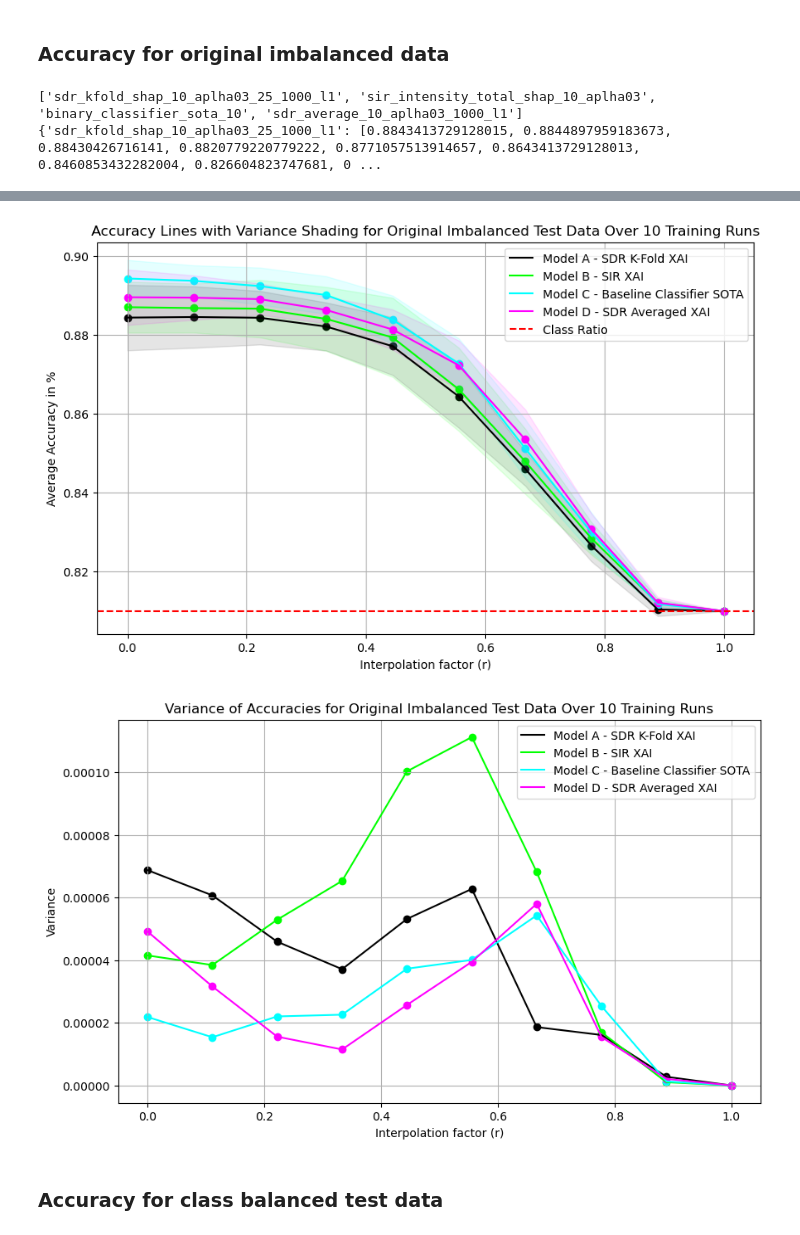
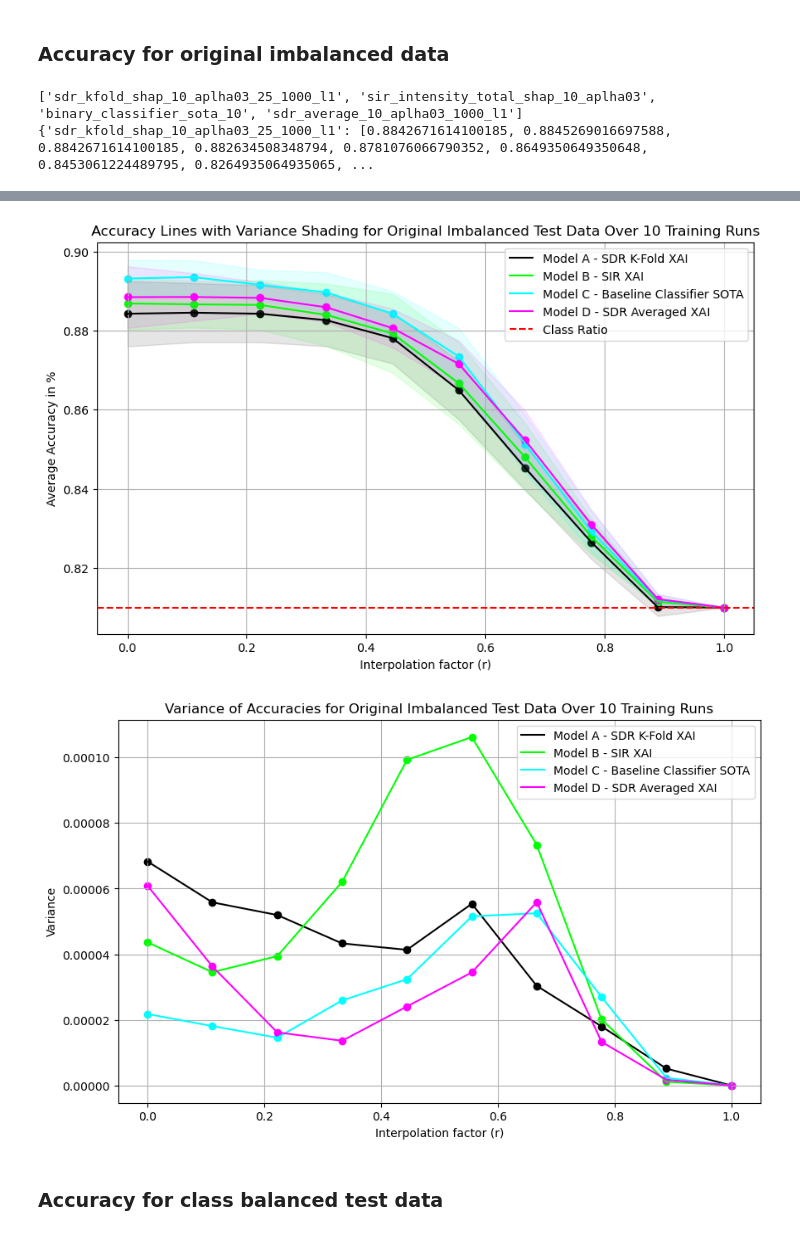
Before and after one commit to myanacondadonttt/RoofNetXAI, a Jupyter notebook: Notebooks/Analysis Robustness Main Past.ipynb, the cells around one changed output, grey strips where cells are left out. Drawn from its saved outputs; the diff is of its cells as text; code cells hidden in the pictures.

```diff
--- a/Notebooks/Analysis Robustness Main Past.ipynb
+++ b/Notebooks/Analysis Robustness Main Past.ipynb
@@ -399,9 +399,11 @@ import matplotlib.pyplot as plt
 
 
 # interpolation with Gaussian noise as a percentage of the feature range
-def interpolate_with_given_noise(data, r, percentage):
-    # Calculate the range for Gaussian noise based on the percentage
-    noise_range = (data.max(axis=0) - data.min(axis=0)) * percentage / 100.0
+def interpolate_with_given_noise(data, r):
+
+    # 1 % fraction of the range of each feature
+    # calculate the range for Gaussian noise based on the percentage
+    noise_range = (data.max(axis=0) - data.min(axis=0)) /100
 
     # Generate Gaussian noise with mean 0 and the calculated standard deviation
     noise = np.random.normal(0, np.abs(noise_range), size=data.shape)
@@ -410,7 +412,7 @@ def interpolate_with_given_noise(data, r, percentage):
 
 # evaluation function
 def evaluate_model_on_interpolated_data(data, true_labels, model, device, r, noise):
-    interpolated_data = interpolate_with_given_noise(data, r, noise)
+    interpolated_data = interpolate_with_given_noise(data, r)
     interpolated_data = torch.tensor(interpolated_data, dtype=torch.float32).to(device)
 
     with torch.no_grad():
@@ -546,4 +548,4 @@ df_variances.to_csv(os.path.join(base_dir, 'variances_imbalanced.csv'),
                      index=False)
 # %% [output]
 ['sdr_kfold_shap_10_aplha03_25_1000_l1', 'sir_intensity_total_shap_10_aplha03', 'binary_classifier_sota_10', 'sdr_average_10_aplha03_1000_l1']
-{'sdr_kfold_shap_10_aplha03_25_1000_l1': [0.8843413729128015, 0.8844897959183673, 0.88430426716141, 0.8820779220779222, 0.8771057513914657, 0.8643413729128013, 0.8460853432282004, 0.826604823747681, 0 ...
+{'sdr_kfold_shap_10_aplha03_25_1000_l1': [0.8842671614100185, 0.8845269016697588, 0.8842671614100185, 0.882634508348794, 0.8781076066790352, 0.8649350649350648, 0.8453061224489795, 0.8264935064935065, ...
@@ -551,5 +553,5 @@ df_variances.to_csv(os.path.join(base_dir, 'variances_imbalanced.csv'),
-[figure, old version]
+[figure, new version]
-[figure, old version]
+[figure, new version]
 # %% [markdown]
 ### Accuracy for class balanced test data
 # %%
```
Also changed, not shown: parts of 14 cells of this notebook.
